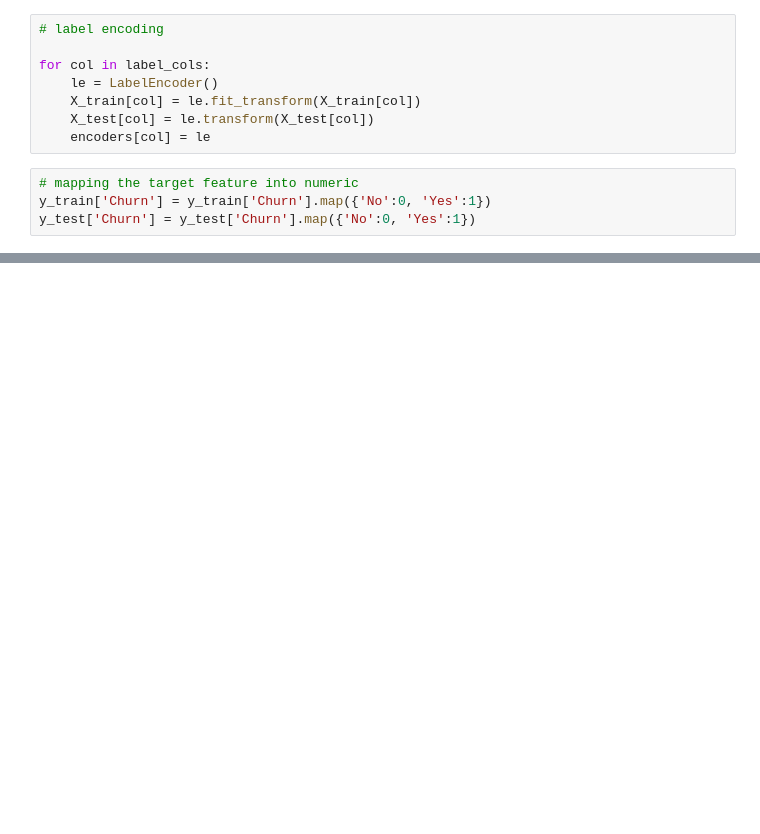
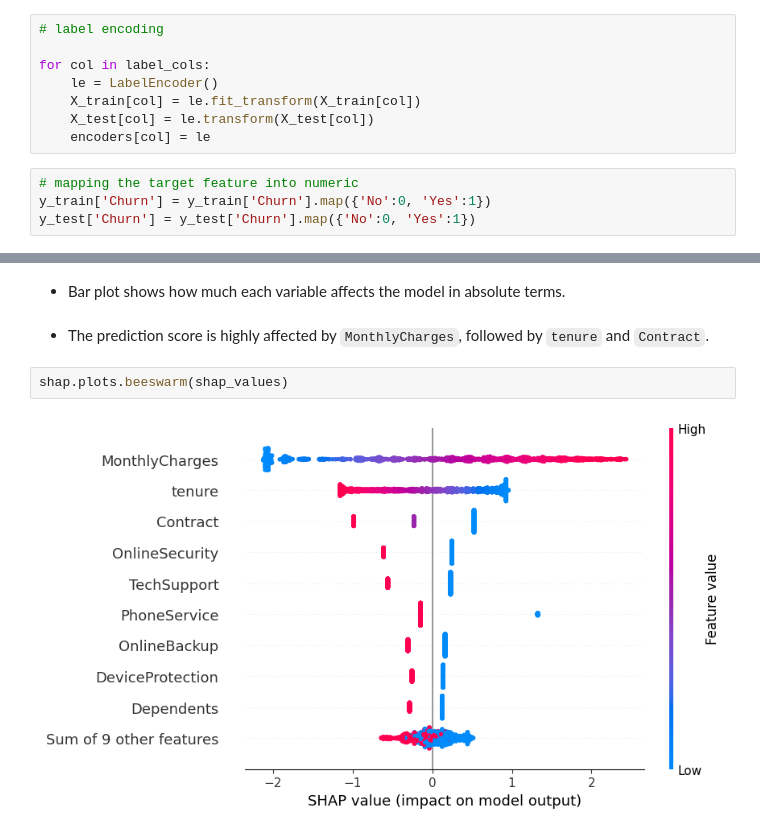
Before and after one commit to cosmicurvy/Customer-Churn-Prediction, a Jupyter notebook: notebooks/model.ipynb, the cells around one changed output, grey strips where cells are left out. Saved outputs shown, nothing was run; the diff lists cells and outputs as text; blank space fills up the shorter version.

```diff
--- a/notebooks/model.ipynb
+++ b/notebooks/model.ipynb
@@ -195,0 +221,8 @@ with open(filename, 'wb') as f:
+# %% [markdown]
+- Bar plot shows how much each variable affects the model in absolute terms.
+# %% [markdown]
+- The prediction score is highly affected by `MonthlyCharges`, followed by `tenure` and `Contract`.
+# %%
+shap.plots.beeswarm(shap_values)
+# %% [output]
+[figure, added]
```
Also changed, not shown: parts of 31 cells of this notebook, 4 other files.
